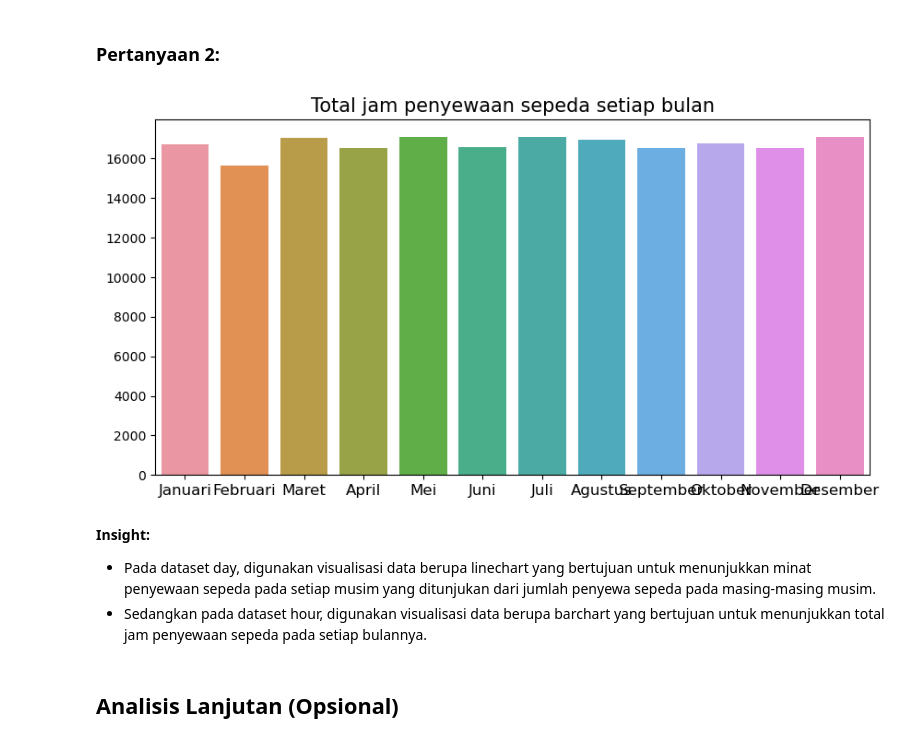
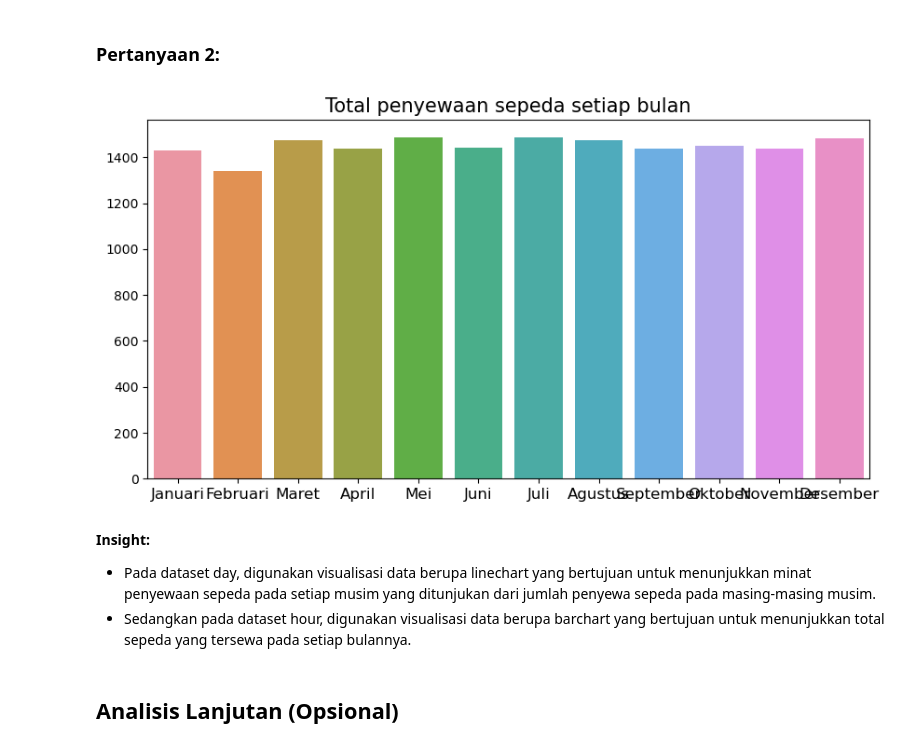
Before and after one commit to febeFlo/Bike-Sharing, a Jupyter notebook: notebook.ipynb, the cells around one changed output. Saved outputs shown, nothing was run; the diff lists cells and outputs as text; code cells hidden in the pictures.

```diff
--- a/notebook.ipynb
+++ b/notebook.ipynb
@@ -237,19 +237,19 @@ hour_df.groupby(by="mnth").agg({
 # %%
-total_jam={
-    'Januari': hour_df.loc[hour_df['mnth']=='Januari', 'hr'].sum(),
-    'Februari': hour_df.loc[hour_df['mnth']=='Februari', 'hr'].sum(),
-    'Maret': hour_df.loc[hour_df['mnth']=='Maret', 'hr'].sum(),
-    'April': hour_df.loc[hour_df['mnth']=='April', 'hr'].sum(),
-    'Mei': hour_df.loc[hour_df['mnth']=='Mei', 'hr'].sum(),
-    'Juni': hour_df.loc[hour_df['mnth']=='Juni', 'hr'].sum(),
-    'Juli': hour_df.loc[hour_df['mnth']=='Juli', 'hr'].sum(),
-    'Agustus': hour_df.loc[hour_df['mnth']=='Agustus', 'hr'].sum(),
-    'September': hour_df.loc[hour_df['mnth']=='September', 'hr'].sum(),
-    'Oktober': hour_df.loc[hour_df['mnth']=='Oktober', 'hr'].sum(),
-    'November': hour_df.loc[hour_df['mnth']=='November', 'hr'].sum(),
-    'Desember': hour_df.loc[hour_df['mnth']=='Desember', 'hr'].sum(),
+total_sepeda_tersewa={
+    'Januari': hour_df.loc[hour_df['mnth']=='Januari', 'cnt'].count(),
+    'Februari': hour_df.loc[hour_df['mnth']=='Februari', 'cnt'].count(),
+    'Maret': hour_df.loc[hour_df['mnth']=='Maret', 'cnt'].count(),
+    'April': hour_df.loc[hour_df['mnth']=='April', 'cnt'].count(),
+    'Mei': hour_df.loc[hour_df['mnth']=='Mei', 'cnt'].count(),
+    'Juni': hour_df.loc[hour_df['mnth']=='Juni', 'cnt'].count(),
+    'Juli': hour_df.loc[hour_df['mnth']=='Juli', 'cnt'].count(),
+    'Agustus': hour_df.loc[hour_df['mnth']=='Agustus', 'cnt'].count(),
+    'September': hour_df.loc[hour_df['mnth']=='September', 'cnt'].count(),
+    'Oktober': hour_df.loc[hour_df['mnth']=='Oktober', 'cnt'].count(),
+    'November': hour_df.loc[hour_df['mnth']=='November', 'cnt'].count(),
+    'Desember': hour_df.loc[hour_df['mnth']=='Desember', 'cnt'].count(),
 }
-total_jam_df = pd.DataFrame.from_dict(total_jam, orient='index', columns=['total_hours'])
+total_sepeda_tersewa_df = pd.DataFrame.from_dict(total_sepeda_tersewa, orient='index', columns=['rata_rata_tersewa_per_bulan'])
 
-print(total_jam_df.mean())
+print(total_sepeda_tersewa_df.mean())
 # %% [output]
@@ -288,24 +288,24 @@ plt.plot(
 # %%
 month=['Januari', 'Februari', 'Maret', 'April', 'Mei', 'Juni', 'Juli', 'Agustus', 'September', 'Oktober', 'November', 'Desember']
 
 plt.figure(figsize=(10, 5))
 sns.barplot(
-    y='total_hours',
+    y='rata_rata_tersewa_per_bulan',
     x=month,
-    data=total_jam_df
+    data=total_sepeda_tersewa_df
 )
 
-plt.title("Total jam penyewaan sepeda setiap bulan", loc="center", fontsize=15)
+plt.title("Total penyewaan sepeda setiap bulan", loc="center", fontsize=15)
 plt.ylabel(None)
 plt.xlabel(None)
 plt.tick_params(axis='x', labelsize=12)
 plt.show()
 # %% [output]
-[figure, old version]
+[figure, new version]
 # %% [markdown]
 **Insight:**
 - Pada dataset day, digunakan visualisasi data berupa linechart yang bertujuan untuk menunjukkan minat penyewaan sepeda pada setiap musim yang ditunjukan dari jumlah penyewa sepeda pada masing-masing musim.
-- Sedangkan pada dataset hour, digunakan visualisasi data berupa barchart yang bertujuan untuk menunjukkan total jam penyewaan sepeda pada setiap bulannya.
+- Sedangkan pada dataset hour, digunakan visualisasi data berupa barchart yang bertujuan untuk menunjukkan total sepeda yang tersewa pada setiap bulannya.
 # %% [markdown]
 ## Analisis Lanjutan (Opsional)
 # %% [markdown]
```
Also changed, not shown: parts of 4 cells of this notebook.
